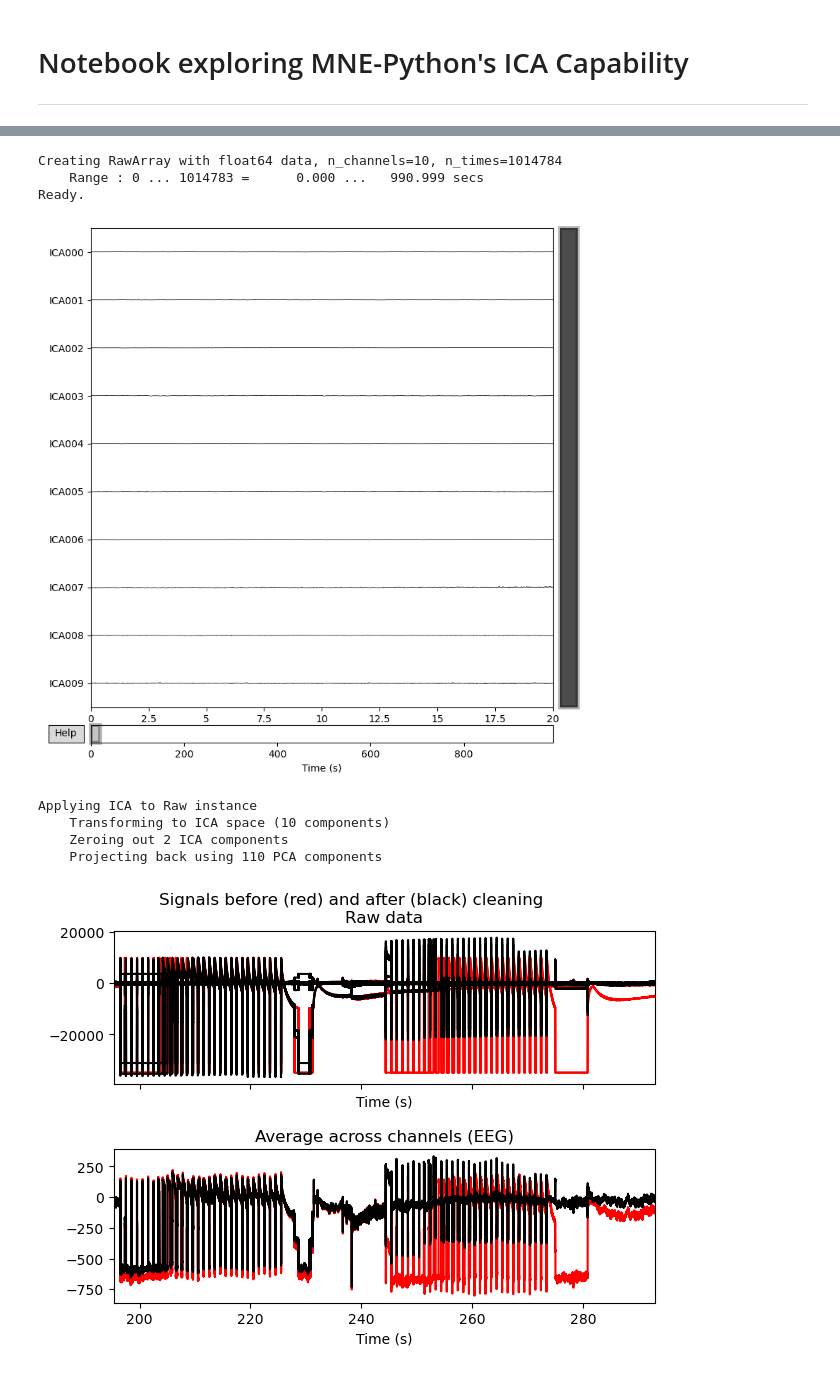
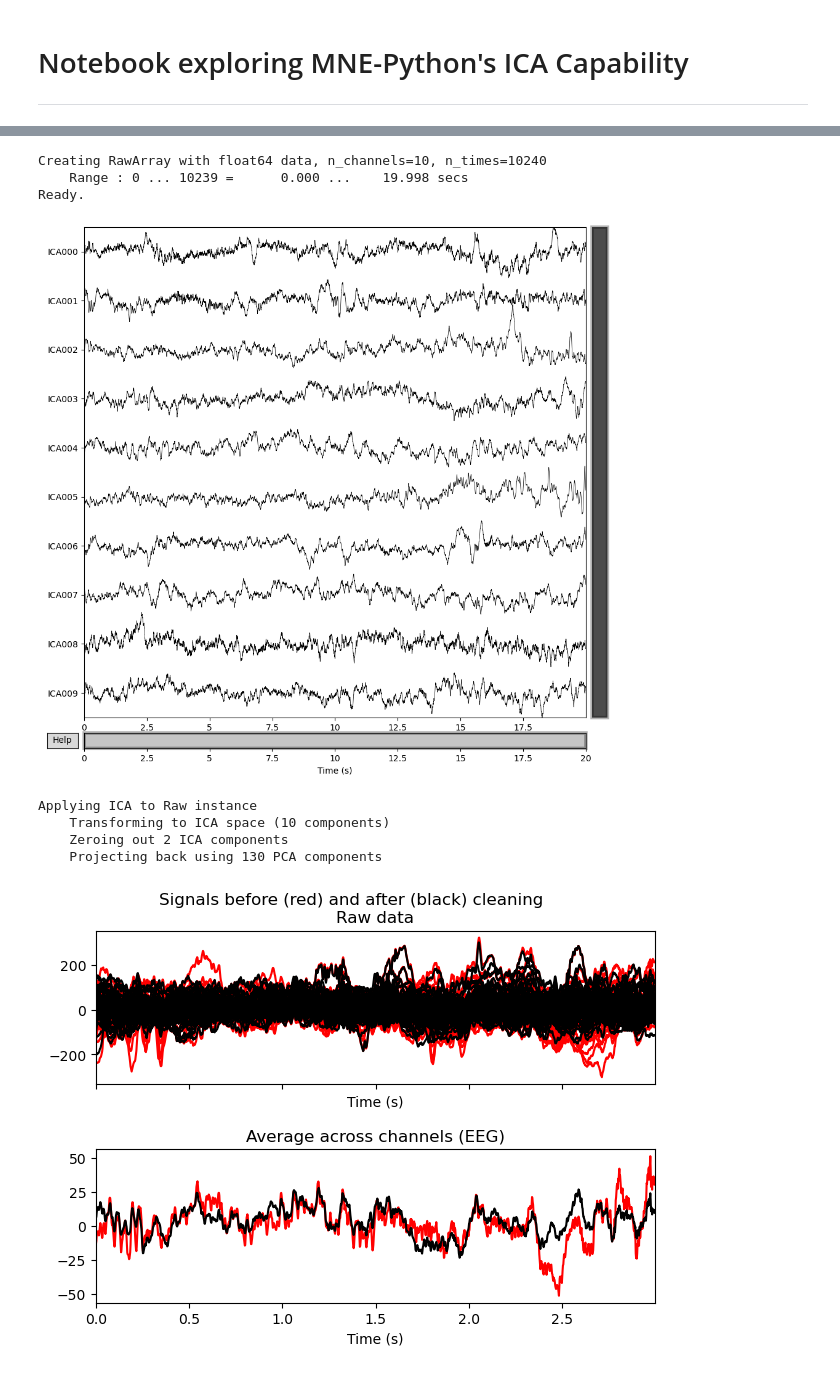
Before and after one commit to penn-cnt/CNT_research_tools, a Jupyter notebook: python/ICA_example.ipynb, the cells around one changed output, grey strips where cells are left out. Saved outputs shown, nothing was run; the diff lists cells and outputs as text; code cells hidden in the pictures.

```diff
--- a/python/ICA_example.ipynb
+++ b/python/ICA_example.ipynb
@@ -15,9 +19,13 @@ import matplotlib.pyplot as plt
 with open("../config.json", 'rb') as f:
     config = pd.read_json(f, typ='series')
 
-iEEG_filename = "HUP212_CCEP"
-start_time_usec = 18891 * 1e6
-stop_time_usec = 19882 * 1e6
+# iEEG_filename = "HUP212_CCEP"
+# start_time_usec = 19091 * 1e6
+# stop_time_usec = 19291 * 1e6
+
+iEEG_filename = "HUP172_phaseII"
+start_time_usec = 402580 * 1e6
+stop_time_usec = 402600 * 1e6
 # %%
 data, fs = tools.get_iEEG_data(config.usr, config.pwd, iEEG_filename, start_time_usec, stop_time_usec)
 # %%
@@ -88,18 +95,20 @@ ica.get_explained_variance_ratio(filt_raw)
 # %%
 ica.plot_sources(raw)
 # %% [output]
-Creating RawArray with float64 data, n_channels=10, n_times=1014784
-    Range : 0 ... 1014783 =      0.000 ...   990.999 secs
+Creating RawArray with float64 data, n_channels=10, n_times=10240
+    Range : 0 ... 10239 =      0.000 ...    19.998 secs
 Ready.
-[figure, old version]
+[figure, new version]
 # %%
-ica.plot_overlay(raw, exclude = [0, 4], start = int(2e5), stop = int(3e5))
+ica.plot_overlay(raw, exclude = [0, 1],
+#  start = int(2e5), stop = int(3e5),
+ )
 # %% [output]
 Applying ICA to Raw instance
     Transforming to ICA space (10 components)
     Zeroing out 2 ICA components
-    Projecting back using 110 PCA components
+    Projecting back using 130 PCA components
-[figure, old version]
+[figure, new version]
 # %%
 ica.exclude = [0, 1]  # indices chosen based on various plots above
 # %%
```
Also changed, not shown: parts of 8 cells of this notebook, 1 other file.
